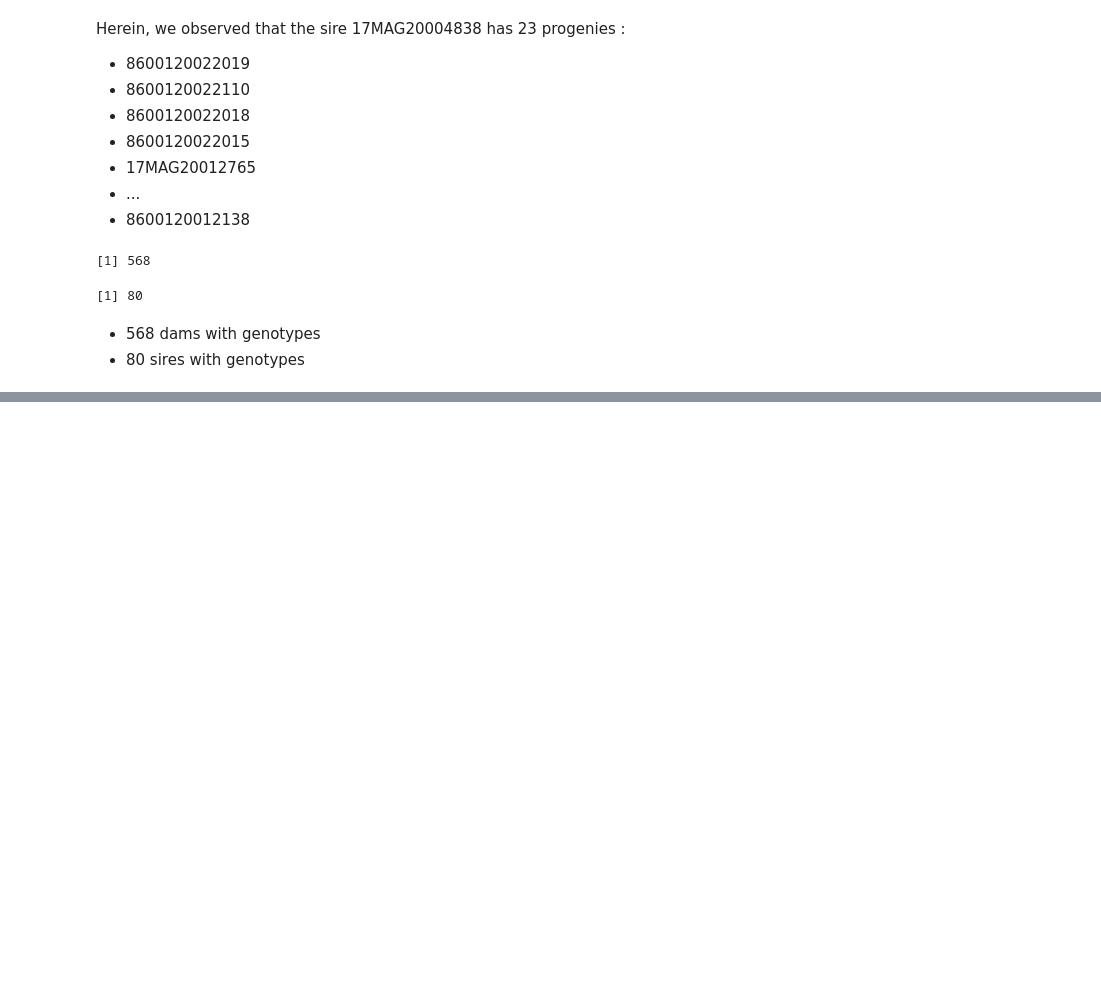
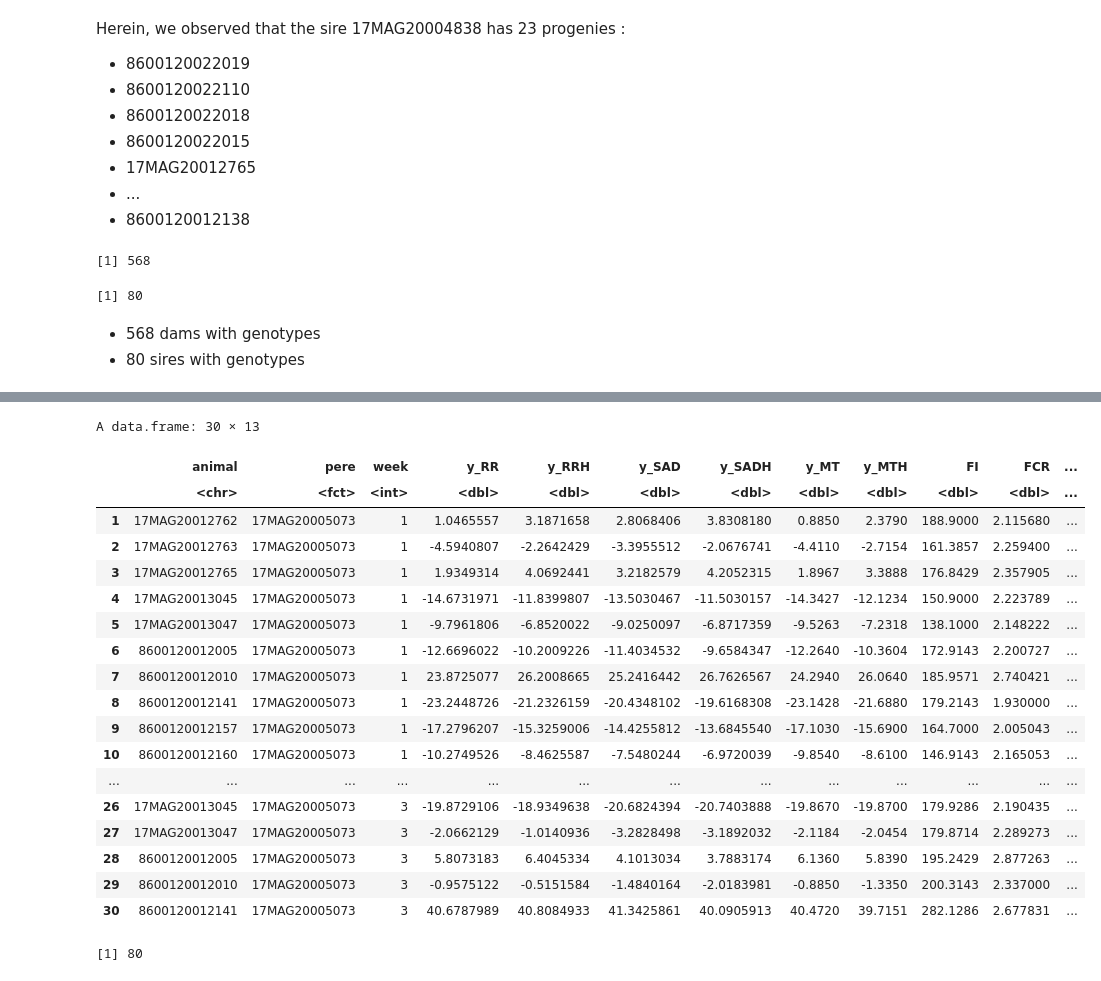
Before and after one commit to vanhungtran/BLUP, a Jupyter notebook: RFI.ipynb, the cells around one changed output, grey strips where cells are left out. Drawn from its saved outputs; the diff is of its cells as text; code cells hidden in the pictures; blank space fills up the shorter version.

```diff
--- a/RFI.ipynb
+++ b/RFI.ipynb
@@ -861,0 +897,27 @@ write.table(df_all4,"DATA_corrected.txt")
+# %%
+df2_p$animal=as.character(df2_p$animal)
+df3_p=select(df2_p,animal,pere,week,y_RR,y_RRH,y_SAD,y_SADH,y_MT,y_MTH,FI, FCR, ADG, RFI)
+df3_p <- arrange(df3_p, pere, week)
+head(df3_p,30)
+length(unique(df3_p$pere))
+# %% [output]
+A data.frame: 30 × 13
+|  | animal | pere | week | y_RR | y_RRH | y_SAD | y_SADH | y_MT | y_MTH | FI | FCR | ... |
+|  | <chr> | <fct> | <int> | <dbl> | <dbl> | <dbl> | <dbl> | <dbl> | <dbl> | <dbl> | <dbl> | ... |
+| 1 | 17MAG20012762 | 17MAG20005073 | 1 | 1.0465557 | 3.1871658 | 2.8068406 | 3.8308180 | 0.8850 | 2.3790 | 188.9000 | 2.115680 | ... |
+| 2 | 17MAG20012763 | 17MAG20005073 | 1 | -4.5940807 | -2.2642429 | -3.3955512 | -2.0676741 | -4.4110 | -2.7154 | 161.3857 | 2.259400 | ... |
+| 3 | 17MAG20012765 | 17MAG20005073 | 1 | 1.9349314 | 4.0692441 | 3.2182579 | 4.2052315 | 1.8967 | 3.3888 | 176.8429 | 2.357905 | ... |
+| 4 | 17MAG20013045 | 17MAG20005073 | 1 | -14.6731971 | -11.8399807 | -13.5030467 | -11.5030157 | -14.3427 | -12.1234 | 150.9000 | 2.223789 | ... |
+| 5 | 17MAG20013047 | 17MAG20005073 | 1 | -9.7961806 | -6.8520022 | -9.0250097 | -6.8717359 | -9.5263 | -7.2318 | 138.1000 | 2.148222 | ... |
+| 6 | 8600120012005 | 17MAG20005073 | 1 | -12.6696022 | -10.2009226 | -11.4034532 | -9.6584347 | -12.2640 | -10.3604 | 172.9143 | 2.200727 | ... |
+| 7 | 8600120012010 | 17MAG20005073 | 1 | 23.8725077 | 26.2008665 | 25.2416442 | 26.7626567 | 24.2940 | 26.0640 | 185.9571 | 2.740421 | ... |
+| 8 | 8600120012141 | 17MAG20005073 | 1 | -23.2448726 | -21.2326159 | -20.4348102 | -19.6168308 | -23.1428 | -21.6880 | 179.2143 | 1.930000 | ... |
+| 9 | 8600120012157 | 17MAG20005073 | 1 | -17.2796207 | -15.3259006 | -14.4255812 | -13.6845540 | -17.1030 | -15.6900 | 164.7000 | 2.005043 | ... |
+| 10 | 8600120012160 | 17MAG20005073 | 1 | -10.2749526 | -8.4625587 | -7.5480244 | -6.9720039 | -9.8540 | -8.6100 | 146.9143 | 2.165053 | ... |
+| ... | ... | ... | ... | ... | ... | ... | ... | ... | ... | ... | ... | ... |
+| 26 | 17MAG20013045 | 17MAG20005073 | 3 | -19.8729106 | -18.9349638 | -20.6824394 | -20.7403888 | -19.8670 | -19.8700 | 179.9286 | 2.190435 | ... |
+| 27 | 17MAG20013047 | 17MAG20005073 | 3 | -2.0662129 | -1.0140936 | -3.2828498 | -3.1892032 | -2.1184 | -2.0454 | 179.8714 | 2.289273 | ... |
+| 28 | 8600120012005 | 17MAG20005073 | 3 | 5.8073183 | 6.4045334 | 4.1013034 | 3.7883174 | 6.1360 | 5.8390 | 195.2429 | 2.877263 | ... |
+| 29 | 8600120012010 | 17MAG20005073 | 3 | -0.9575122 | -0.5151584 | -1.4840164 | -2.0183981 | -0.8850 | -1.3350 | 200.3143 | 2.337000 | ... |
+| 30 | 8600120012141 | 17MAG20005073 | 3 | 40.6787989 | 40.8084933 | 41.3425861 | 40.0905913 | 40.4720 | 39.7151 | 282.1286 | 2.677831 | ... |
+[1] 80
```
Also changed, not shown: parts of 59 cells of this notebook.
